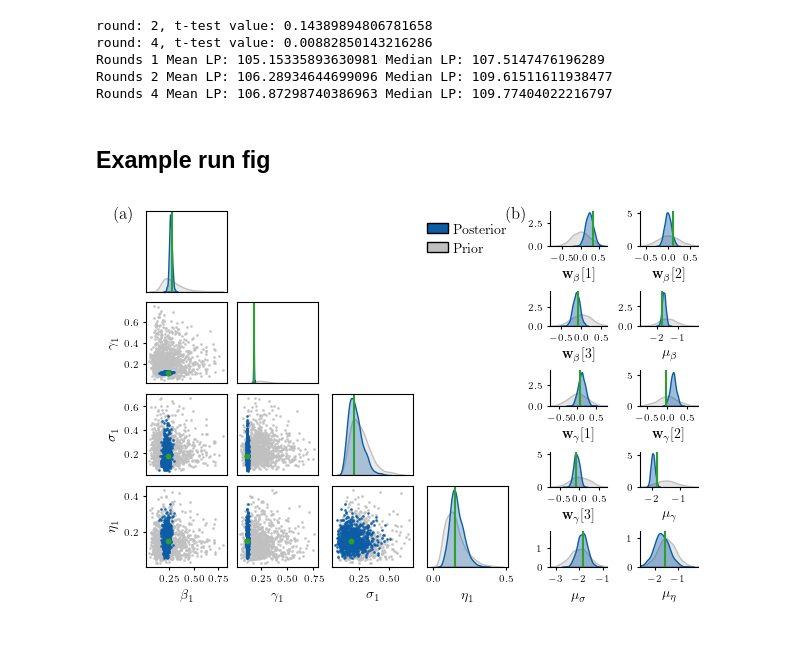
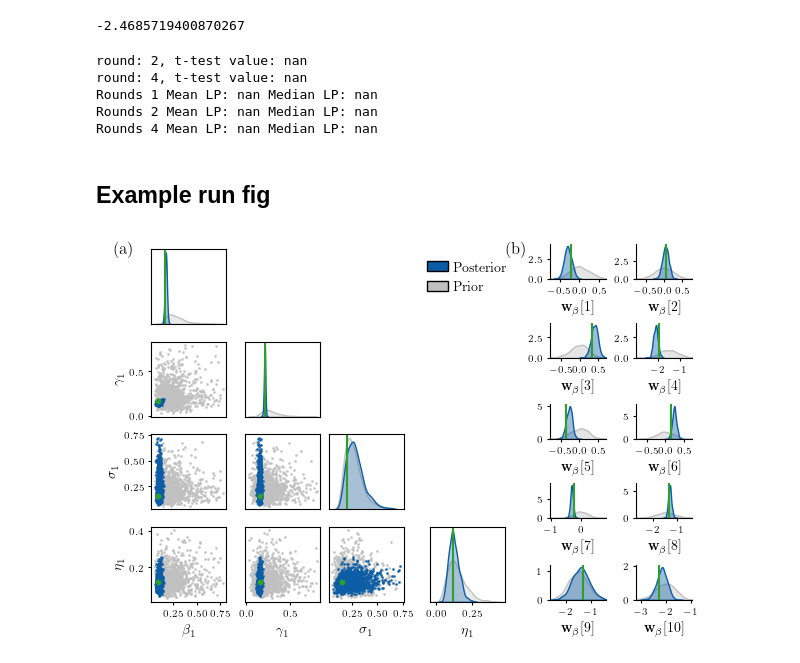
Before and after one commit to danielward27/spyrox, a Jupyter notebook: sir_covariates_results.ipynb, the cells around one changed output. Drawn from its saved outputs; the diff is of its cells as text; code cells hidden in the pictures.

```diff
--- a/sir_covariates_results.ipynb
+++ b/sir_covariates_results.ipynb
@@ -153,26 +186,33 @@ total_fig.savefig(f"plots/sirsde_with_covariates_metrics.pdf")
+# %%
+# global prior negative entropy for reference
+prior_negative_entropy = metric_data[metric_data["metric_name"] == "prior_log_prob_true_global"]["metric_val"].mean()
+print(prior_negative_entropy)
+# %% [output]
+-2.4685719400870267
 # %%
-import pandas as pd
-from scipy.stats import ttest_rel
 
-df_subset = df[df["method_name"]=="SoftCVI(a=0.75)"].drop(columns="method_name") # .groupby("num_rounds")  .mean(numeric_only=True)
+df_subset = metric_data[
+    (metric_data["method_name"]=="SoftCVI(a=0.75)") &
+    (metric_data["metric_name"]=="log_prob_true")
+    ].drop(columns="method_name") # .groupby("num_rounds")  .mean(numeric_only=True)
 data = df_subset.sort_values(by=['seed', 'num_rounds'])
 
 for rounds in [2, 4]:
     test = ttest_rel(
-        data[data["num_rounds"] == rounds]["log_prob_true"],
-        data[data["num_rounds"] == 1]["log_prob_true"],
+        data[data["num_rounds"] == rounds]["metric_val"],
+        data[data["num_rounds"] == 1]["metric_val"],
         )
     print(f"round: {rounds}, t-test value: {test.pvalue}")
 
 for rounds in [1,2,4]:
-    lps = data[data["num_rounds"] == rounds]["log_prob_true"]
+    lps = data[data["num_rounds"] == rounds]["metric_val"]
     print(f"Rounds {rounds} Mean LP: {lps.mean()} Median LP: {np.median(lps)}")
 # %% [output]
-round: 2, t-test value: 0.14389894806781658
-round: 4, t-test value: 0.00882850143216286
-Rounds 1 Mean LP: 105.15335893630981 Median LP: 107.5147476196289
-Rounds 2 Mean LP: 106.28934644699096 Median LP: 109.61511611938477
-Rounds 4 Mean LP: 106.87298740386963 Median LP: 109.77404022216797
+round: 2, t-test value: nan
+round: 4, t-test value: nan
+Rounds 1 Mean LP: nan Median LP: nan
+Rounds 2 Mean LP: nan Median LP: nan
+Rounds 4 Mean LP: nan Median LP: nan
 # %%
 import jax.numpy as jnp
 import matplotlib.pyplot as plt
@@ -270,7 +311,7 @@ def _filter_outliers(data, n=3):
 # %% [markdown]
 ## Example run fig
 # %%
-file = "SoftCVI(a=0.75)_seed=1_num_rounds=4_budget=20000"
+file = "SoftCVI(a=1)_seed=1_num_rounds=4_budget=20000"
 total_fig = plt.figure(figsize=(6, 4), constrained_layout=True)
 ind_fig, pop_fig = total_fig.subfigures(ncols=2, width_ratios=[7, 3])
 ind_fig.suptitle("(a)", x=0.03, y=1, ha='left', va='top', fontsize=12)
@@ -305,15 +346,19 @@ ind_fig, pairplot_axes = pairplot_dictionary(
         "True": "tab:green",
     },
 )
+[]
 
 # Plot pop marginals:
+# plot_names = {
+#     "infection_rate_weights": r"$\mathbf{w}_\beta$",
+#     "infection_rate_bias": r"$\mu_\beta$",
+#     "recovery_rate_weights": r"$\mathbf{w}_\gamma$",
+#     "recovery_rate_bias": r"$\mu_\gamma$",
+#     "r0_volatility_mean": r"$\mu_\sigma$",
+#     "r0_mean_reversion_mean": r"$\mu_\eta$",
+# }
 plot_names = {
-    "infection_rate_weights": r"$\mathbf{w}_\beta$",
-    "infection_rate_bias": r"$\mu_\beta$",
-    "recovery_rate_weights": r"$\mathbf{w}_\gamma$",
-    "recovery_rate_bias": r"$\mu_\gamma$",
-    "r0_volatility_mean": r"$\mu_\sigma$",
-    "r0_mean_reversion_mean": r"$\mu_\eta$",
+    "tau": r"$\mathbf{w}_\beta$",
 }
 
 global_parameters = list(plot_names.keys())
@@ -340,31 +385,31 @@ for param in global_parameters:
             strict=True,
         )):
             sns.kdeplot(prior_col, ax=axes[idx], fill=True, alpha=0.4, color=pop_plot_palette["Prior"])
             sns.kdeplot(posterior_col, ax=axes[idx], fill=True, alpha=0.4, color=pop_plot_palette["Posterior"])
             axes[idx].axvline(true, color="tab:green")
             axes[idx].set_xlabel(plot_names[param] + f"[{col_idx+1}]")
             axes[idx].set_xlim(*jnp.quantile(prior_col, jnp.array([0.001, 0.999])))
             idx += 1
     else:
         sns.kdeplot(prior_samps, ax=axes[idx], fill=True, alpha=0.4, color=pop_plot_palette["Prior"])
         sns.kdeplot(posterior_samps, ax=axes[idx], fill=True, alpha=0.4, color=pop_plot_palette["Posterior"])
         axes[idx].axvline(true_samp, color="tab:green")
         axes[idx].set_xlabel(plot_names[param])
         axes[idx].set_xlim(*jnp.quantile(prior_samps, jnp.array([0.001, 0.999])))
         idx += 1
 
 for ax in axes:
     ax.spines['top'].set_visible(False)
     ax.spines['right'].set_visible(False)
 
 [ax.set_ylabel("") for ax in axes]
 
 handles = [
     mpatches.Patch(facecolor=v, label=k.replace("a=", r"$\\alpha$="), edgecolor="black")
     for k, v in pop_plot_palette.items()
 ]
 
 pairplot_axes[0, 3].legend(handles=handles, ncols=1, loc="upper center")
 total_fig.savefig("plots/sir_covariates_example.pdf", dpi=400)
 # %% [output]
-[figure, old version]
+[figure, new version]
```
Also changed, not shown: parts of 4 cells of this notebook, 5 other files.
